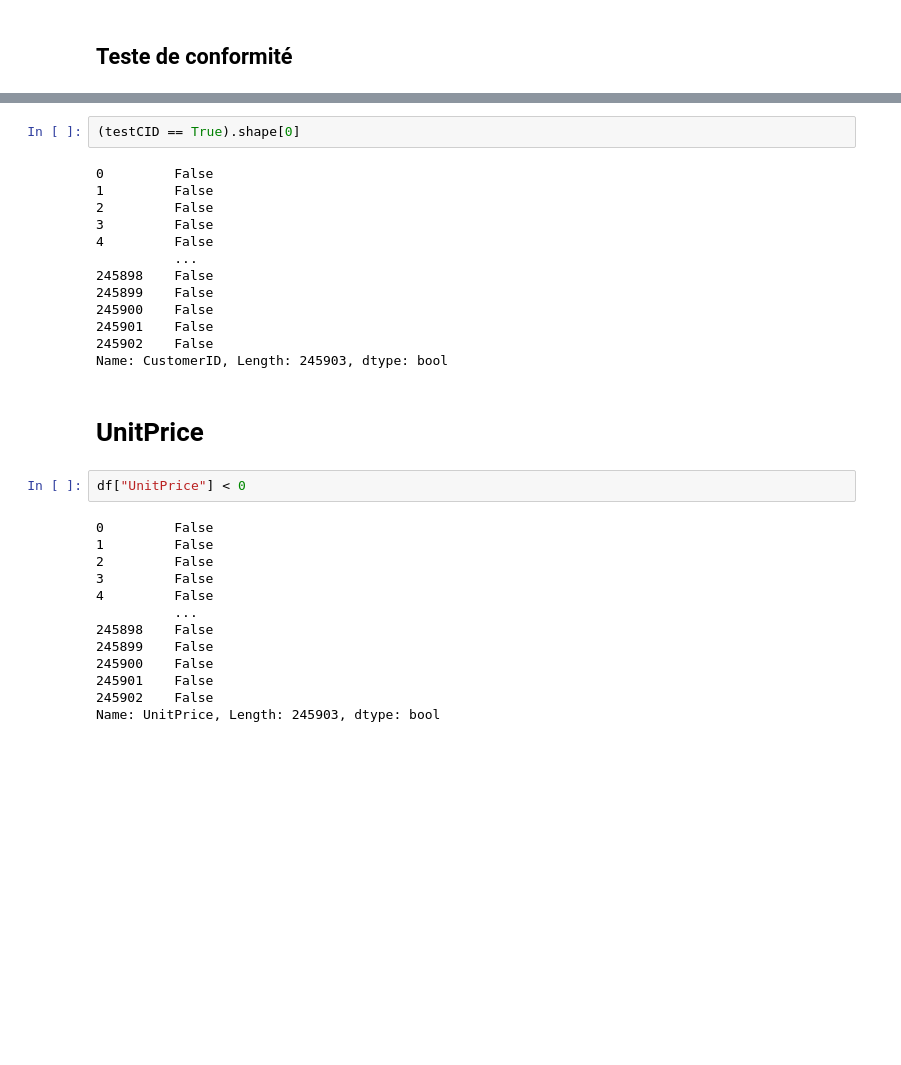
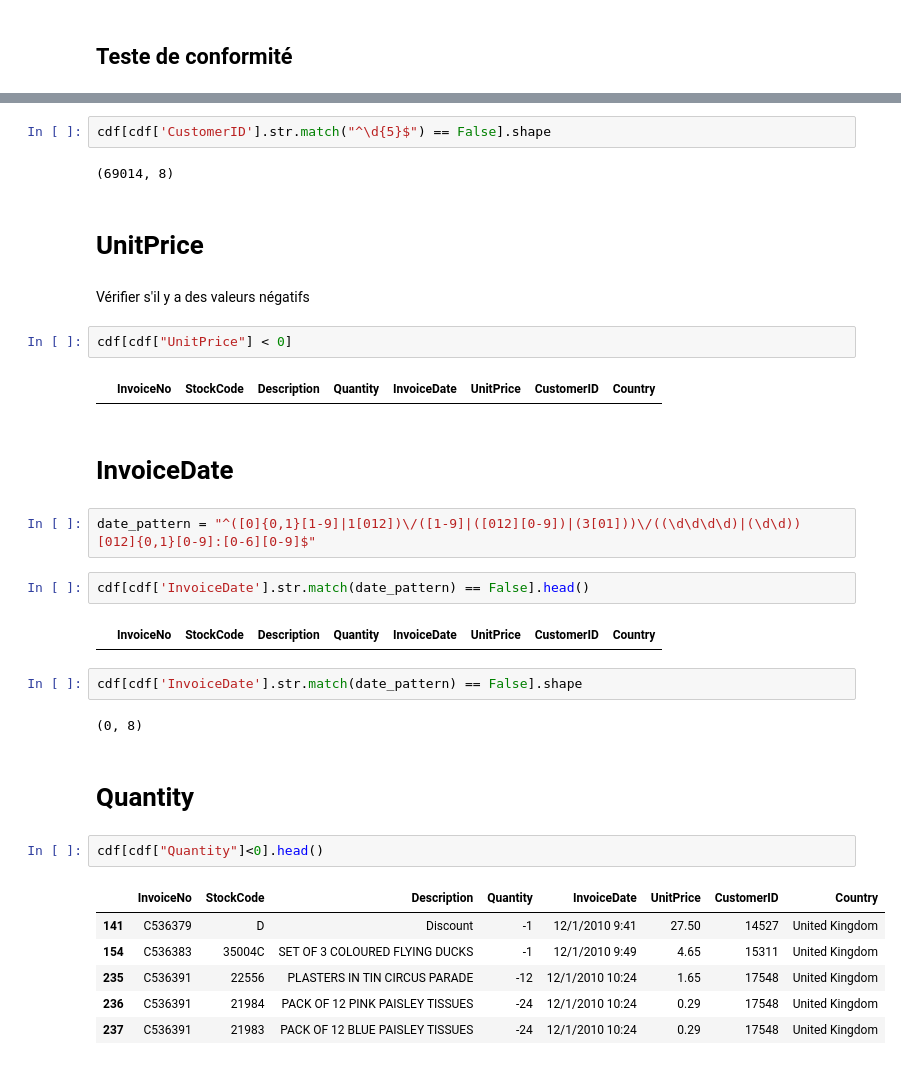
Before and after one commit to DevIA05/1C, a Jupyter notebook: ressource/ETL/script.ipynb, the cells around one changed output, grey strips where cells are left out. Drawn from its saved outputs; the diff is of its cells as text; blank space fills up the shorter version.

```diff
--- a/ressource/ETL/script.ipynb
+++ b/ressource/ETL/script.ipynb
@@ -120,32 +120,35 @@ df[df['CustomerID'].str.match("^\d{5}$") == False]
 # %%
-(testCID == True).shape[0]
+cdf[cdf['CustomerID'].str.match("^\d{5}$") == False].shape
 # %% [output]
-0         False
-1         False
-2         False
-3         False
-4         False
-          ...
-245898    False
-245899    False
-245900    False
-245901    False
-245902    False
-Name: CustomerID, Length: 245903, dtype: bool
+(69014, 8)
 # %% [markdown]
 # UnitPrice
+# %% [markdown]
+Vérifier s'il y a des valeurs négatifs
 # %%
-df["UnitPrice"] < 0
+cdf[cdf["UnitPrice"] < 0]
 # %% [output]
-0         False
-1         False
-2         False
-3         False
-4         False
-          ...
-245898    False
-245899    False
-245900    False
-245901    False
-245902    False
-Name: UnitPrice, Length: 245903, dtype: bool
+|  | InvoiceNo | StockCode | Description | Quantity | InvoiceDate | UnitPrice | CustomerID | Country |
+# %% [markdown]
+# InvoiceDate
+# %%
+date_pattern = "^([0]{0,1}[1-9]|1[012])\/([1-9]|([012][0-9])|(3[01]))\/((\d\d\d\d)|(\d\d)) [012]{0,1}[0-9]:[0-6][0-9]$"
+# %%
+cdf[cdf['InvoiceDate'].str.match(date_pattern) == False].head()
+# %% [output]
+|  | InvoiceNo | StockCode | Description | Quantity | InvoiceDate | UnitPrice | CustomerID | Country |
+# %%
+cdf[cdf['InvoiceDate'].str.match(date_pattern) == False].shape
+# %% [output]
+(0, 8)
+# %% [markdown]
+# Quantity
+# %%
+cdf[cdf["Quantity"]<0].head()
+# %% [output]
+|  | InvoiceNo | StockCode | Description | Quantity | InvoiceDate | UnitPrice | CustomerID | Country |
+| 141 | C536379 | D | Discount | -1 | 12/1/2010 9:41 | 27.50 | 14527 | United Kingdom |
+| 154 | C536383 | 35004C | SET OF 3 COLOURED FLYING DUCKS | -1 | 12/1/2010 9:49 | 4.65 | 15311 | United Kingdom |
+| 235 | C536391 | 22556 | PLASTERS IN TIN CIRCUS PARADE | -12 | 12/1/2010 10:24 | 1.65 | 17548 | United Kingdom |
+| 236 | C536391 | 21984 | PACK OF 12 PINK PAISLEY TISSUES | -24 | 12/1/2010 10:24 | 0.29 | 17548 | United Kingdom |
+| 237 | C536391 | 21983 | PACK OF 12 BLUE PAISLEY TISSUES | -24 | 12/1/2010 10:24 | 0.29 | 17548 | United Kingdom |
```
Also changed, not shown: parts of 13 cells of this notebook, 1 other file.
